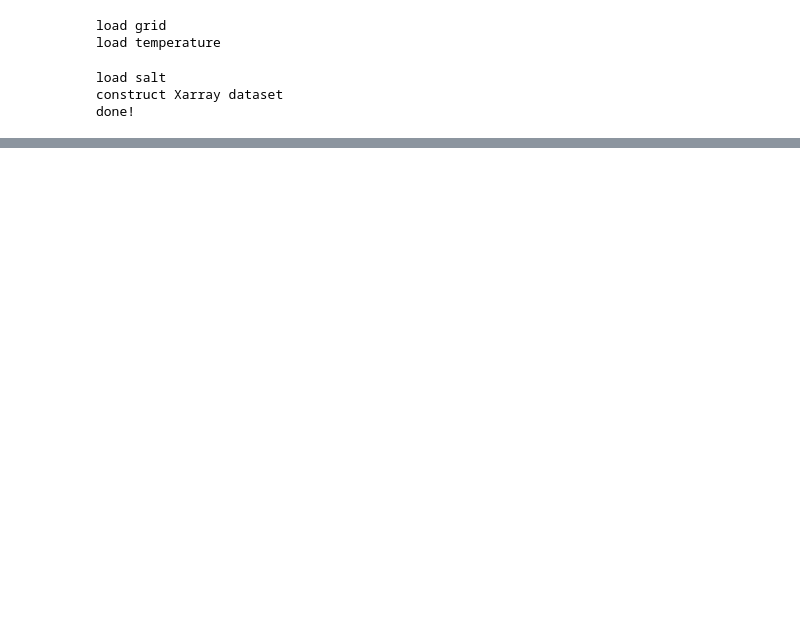
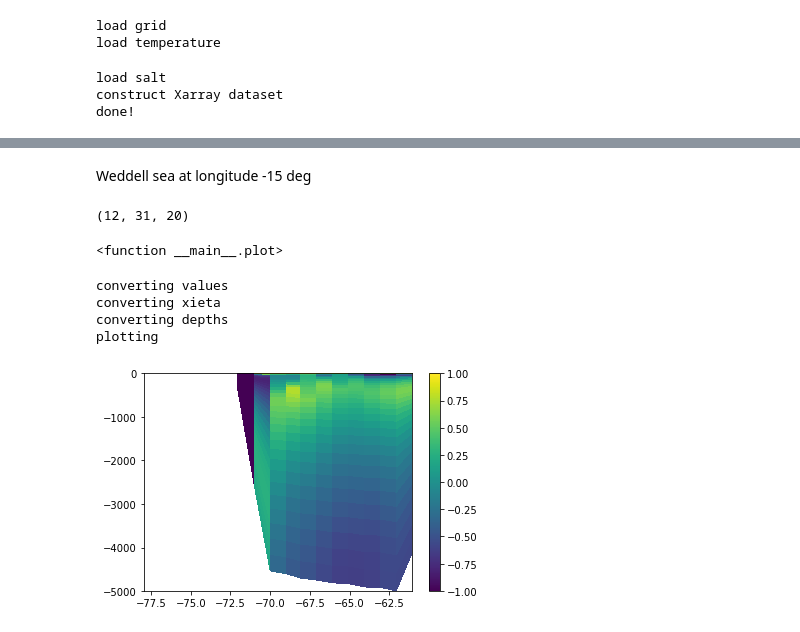
Before and after one commit to kuechenrole/tidal_melting, a Jupyter notebook: notebooks/0.2-kuechenrole-surface_fluxes_tuning.ipynb, the cells around one changed output, grey strips where cells are left out. Saved outputs shown, nothing was run; the diff lists cells and outputs as text; code cells hidden in the pictures; blank space fills up the shorter version.

```diff
--- a/notebooks/0.2-kuechenrole-surface_fluxes_tuning.ipynb
+++ b/notebooks/0.2-kuechenrole-surface_fluxes_tuning.ipynb
@@ -134,6 +186,6 @@ calculate 4D depth array, fill with NaNs where invalid and apply as coordinate
 # %%
 #load sose_data
-sose_ds = sose_ds.make_TS_ds(records=np.arange(0,12))
+sds = sose_ds.make_TS_ds(records=np.arange(0,12))
 # %% [output]
 load grid
 load temperature
@@ -142,0 +268,7 @@ done!
+# %% [markdown]
+Weddell sea at longitude -15 deg
+# %%
+lats_t = sds.sel(longitude=320,latitude=np.arange(-80,-60),method='nearest').latitude.values
+lons_t = np.full(np.shape(lats_t),-15,dtype=int)
+target = np.column_stack((lats_t,lons_t))
+dist, ind = tree.query(target)
@@ -142,0 +282,45 @@ done!
+# %%
+np.shape(y)
+# %% [output]
+(12, 31, 20)
+# %%
+plt.clf()
+def plot(month):
+    fig,(ax1,ax2) = plt.subplots(ncols=2,figsize=(15,6))
+
+    temp_plt = ax1.pcolormesh(x,y,temp_val[month])
+    plt.colorbar(temp_plt,ax=ax1)
+    ax1.set_title('Temperature')
+    ax1.set_xlabel('latitude')
+    ax1.set_ylabel('depth')
+
+    salt_plt = ax2.pcolormesh(x,y,salt_val[month])
+    plt.colorbar(salt_plt,ax=ax2)
+    ax2.set_title('Salt')
+    ax2.set_xlabel('latitude')
+    ax2.set_ylabel('depth')
+
+    plt.show()
+
+interact(plot,month=(0,11))
+# %% [output]
+<function __main__.plot>
+# %%
+plt.clf()
+da = temp_flat[0,:,ind]
+print('converting values')
+val = da.to_masked_array()
+print('converting xieta')
+x = da.lat_rho.to_masked_array()
+print('converting depths')
+y = da.depth.to_masked_array()
+print('plotting')
+plt.pcolormesh(x,y,val,vmin=-1,vmax=1)
+plt.colorbar()
+plt.show()
+# %% [output]
+converting values
+converting xieta
+converting depths
+plotting
+[figure, added]
```
Also changed, not shown: parts of 23 cells of this notebook, 9 other files.
